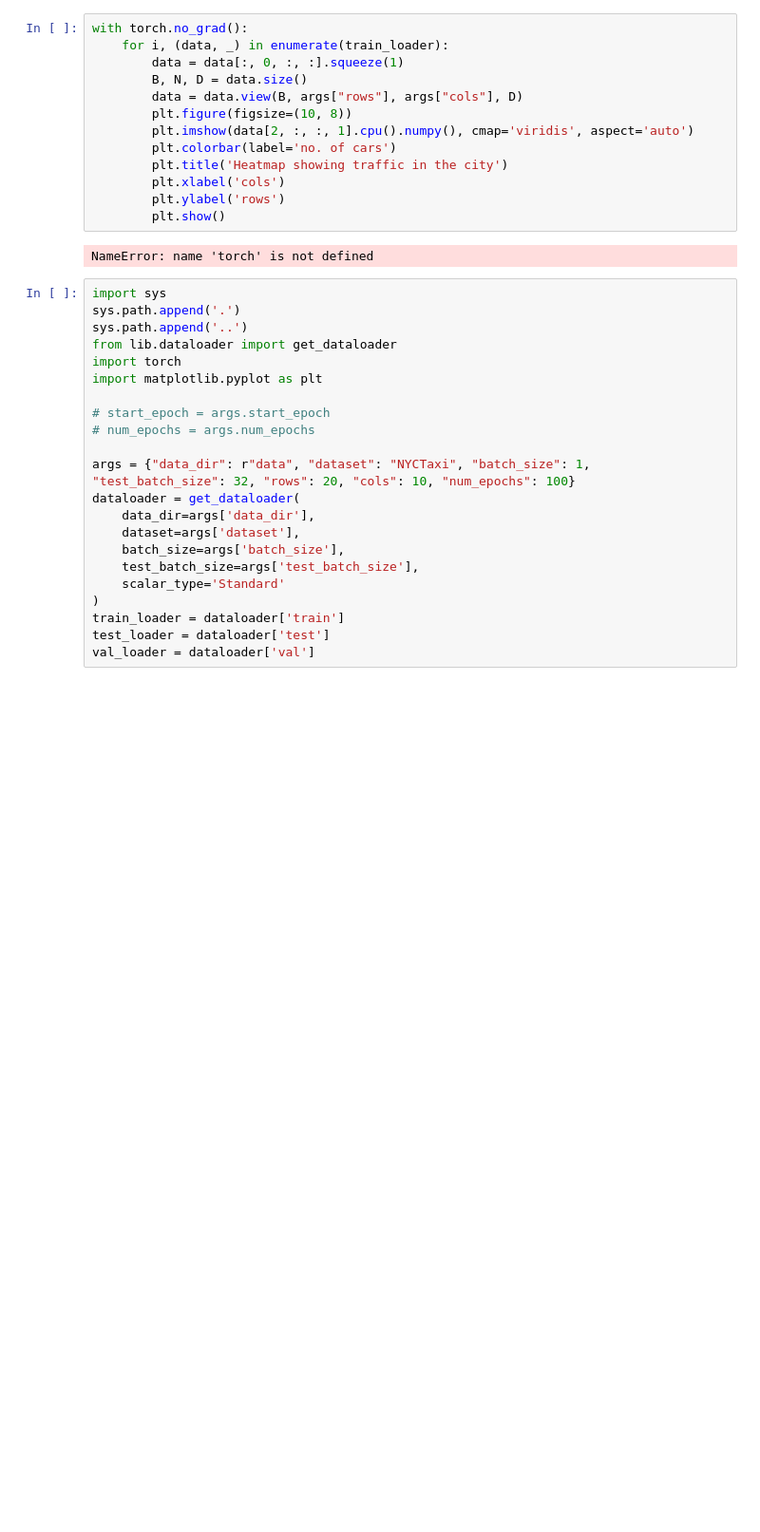
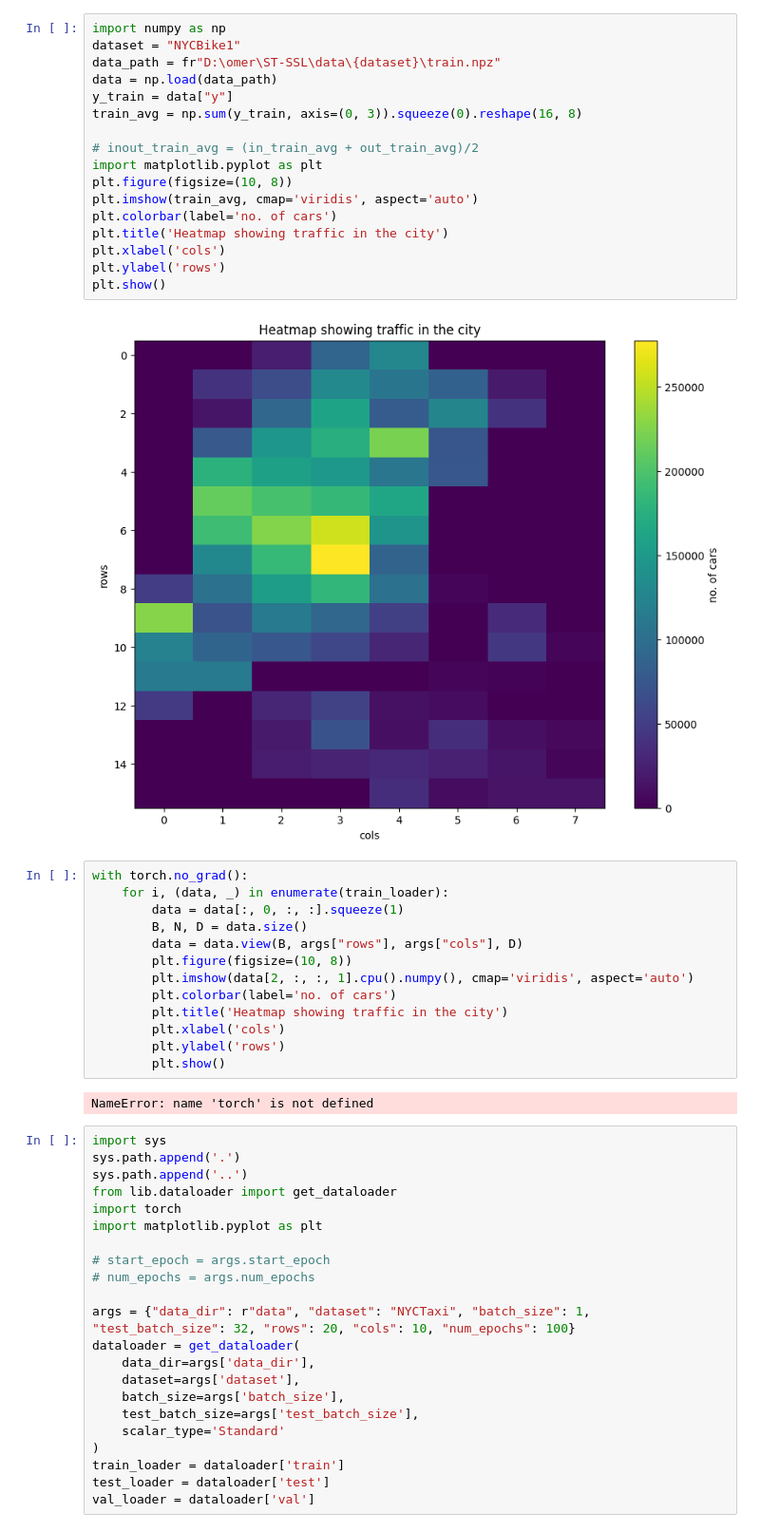
Before and after one commit to omerAJ/Hyb-STEX, a Jupyter notebook: view_dataset.ipynb, the cells around one changed output. Shown at 95% size. Saved outputs shown, nothing was run; the diff lists cells and outputs as text; blank space fills up the shorter version.

```diff
--- a/view_dataset.ipynb
+++ b/view_dataset.ipynb
@@ -1,3 +48,22 @@
+# %%
+import numpy as np
+dataset = "NYCBike1"
+data_path = fr"D:\omer\ST-SSL\data\{dataset}\train.npz"
+data = np.load(data_path)
+y_train = data["y"]
+train_avg = np.sum(y_train, axis=(0, 3)).squeeze(0).reshape(16, 8)
+
+# inout_train_avg = (in_train_avg + out_train_avg)/2
+import matplotlib.pyplot as plt
+plt.figure(figsize=(10, 8))
+plt.imshow(train_avg, cmap='viridis', aspect='auto')
+plt.colorbar(label='no. of cars')
+plt.title('Heatmap showing traffic in the city')
+plt.xlabel('cols')
+plt.ylabel('rows')
+plt.show()
+# %% [output]
+[figure, added]
 # %%
 with torch.no_grad():
     for i, (data, _) in enumerate(train_loader):
```
Also changed, not shown: parts of 1 cell of this notebook, 4 other files.
